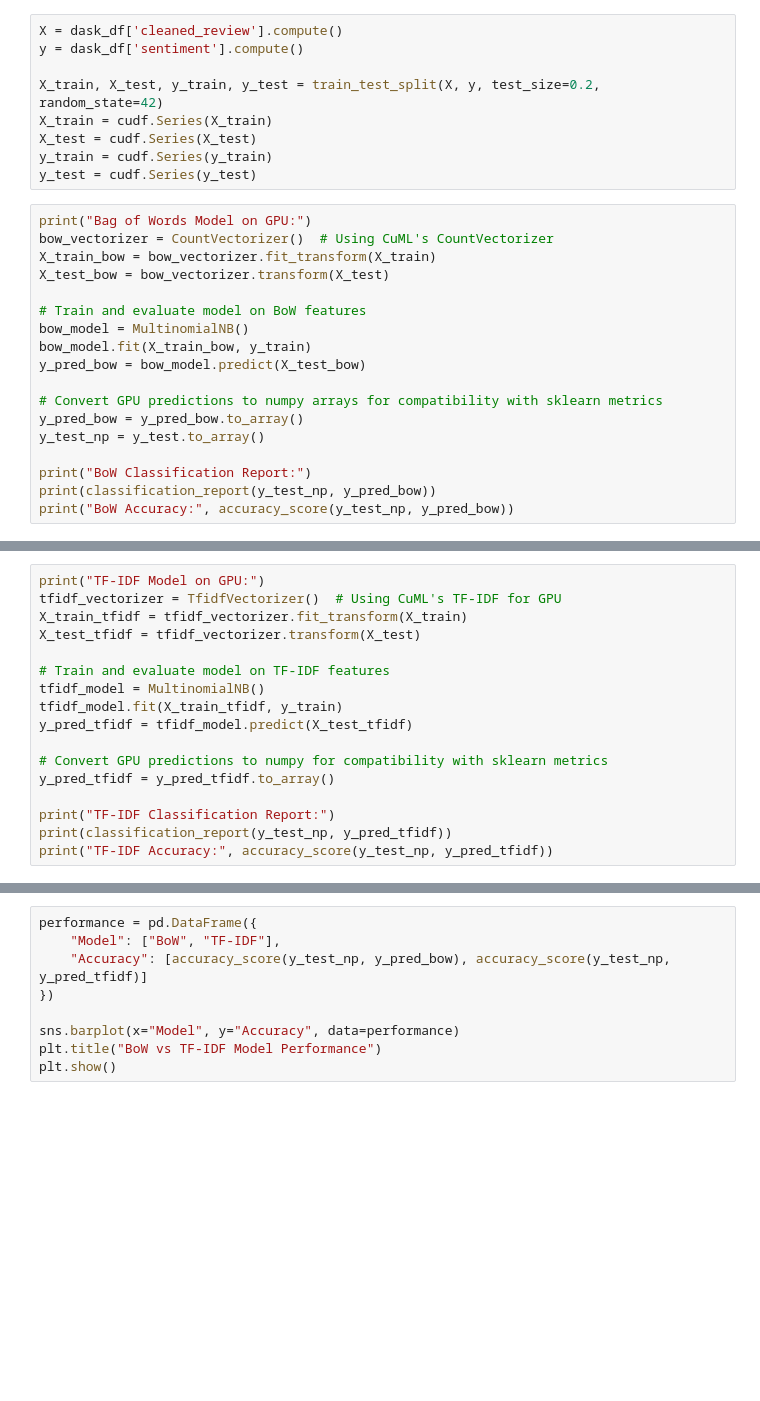
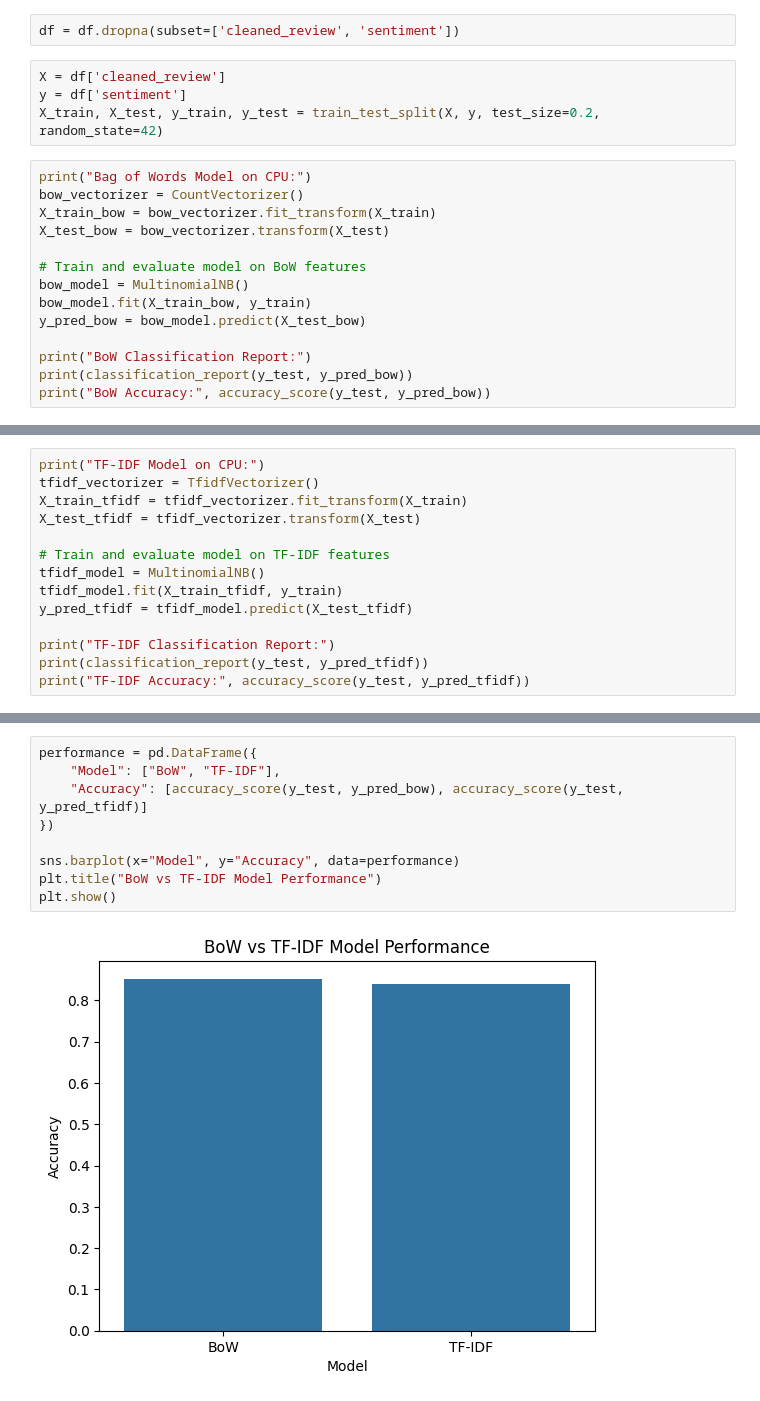
Before and after one commit to krishnasharma4415/Brand_Reputation_Management_System, a Jupyter notebook: sentiment_analysis/feature_extraction/BoW&TFIDF.ipynb, the cells around one changed output, grey strips where cells are left out. Saved outputs shown, nothing was run; the diff lists cells and outputs as text; blank space fills up the shorter version.

```diff
--- a/sentiment_analysis/feature_extraction/BoW&TFIDF.ipynb
+++ b/sentiment_analysis/feature_extraction/BoW&TFIDF.ipynb
@@ -20,15 +33,12 @@ dask_df = dd.from_pandas(df, npartitions=4)
+# %%
+df = df.dropna(subset=['cleaned_review', 'sentiment'])
 # %%
-X = dask_df['cleaned_review'].compute()
-y = dask_df['sentiment'].compute()
-
+X = df['cleaned_review']
+y = df['sentiment']
 X_train, X_test, y_train, y_test = train_test_split(X, y, test_size=0.2, random_state=42)
-X_train = cudf.Series(X_train)
-X_test = cudf.Series(X_test)
-y_train = cudf.Series(y_train)
-y_test = cudf.Series(y_test)
 # %%
-print("Bag of Words Model on GPU:")
-bow_vectorizer = CountVectorizer()  # Using CuML's CountVectorizer
+print("Bag of Words Model on CPU:")
+bow_vectorizer = CountVectorizer()
 X_train_bow = bow_vectorizer.fit_transform(X_train)
 X_test_bow = bow_vectorizer.transform(X_test)
 
@@ -37,10 +47,6 @@ bow_model = MultinomialNB()
 bow_model.fit(X_train_bow, y_train)
 y_pred_bow = bow_model.predict(X_test_bow)
 
-# Convert GPU predictions to numpy arrays for compatibility with sklearn metrics
-y_pred_bow = y_pred_bow.to_array()
-y_test_np = y_test.to_array()
-
 print("BoW Classification Report:")
-print(classification_report(y_test_np, y_pred_bow))
-print("BoW Accuracy:", accuracy_score(y_test_np, y_pred_bow))
+print(classification_report(y_test, y_pred_bow))
+print("BoW Accuracy:", accuracy_score(y_test, y_pred_bow))
@@ -47,6 +67,6 @@ print("BoW Accuracy:", accuracy_score(y_test_np, y_pred_bow))
 # %%
-print("TF-IDF Model on GPU:")
-tfidf_vectorizer = TfidfVectorizer()  # Using CuML's TF-IDF for GPU
+print("TF-IDF Model on CPU:")
+tfidf_vectorizer = TfidfVectorizer()
 X_train_tfidf = tfidf_vectorizer.fit_transform(X_train)
 X_test_tfidf = tfidf_vectorizer.transform(X_test)
 
@@ -55,9 +75,6 @@ tfidf_model = MultinomialNB()
 tfidf_model.fit(X_train_tfidf, y_train)
 y_pred_tfidf = tfidf_model.predict(X_test_tfidf)
 
-# Convert GPU predictions to numpy for compatibility with sklearn metrics
-y_pred_tfidf = y_pred_tfidf.to_array()
-
 print("TF-IDF Classification Report:")
-print(classification_report(y_test_np, y_pred_tfidf))
-print("TF-IDF Accuracy:", accuracy_score(y_test_np, y_pred_tfidf))
+print(classification_report(y_test, y_pred_tfidf))
+print("TF-IDF Accuracy:", accuracy_score(y_test, y_pred_tfidf))
@@ -64,9 +95,11 @@ print("TF-IDF Accuracy:", accuracy_score(y_test_np, y_pred_tfidf))
 # %%
 performance = pd.DataFrame({
     "Model": ["BoW", "TF-IDF"],
-    "Accuracy": [accuracy_score(y_test_np, y_pred_bow), accuracy_score(y_test_np, y_pred_tfidf)]
+    "Accuracy": [accuracy_score(y_test, y_pred_bow), accuracy_score(y_test, y_pred_tfidf)]
 })
 
 sns.barplot(x="Model", y="Accuracy", data=performance)
 plt.title("BoW vs TF-IDF Model Performance")
 plt.show()
+# %% [output]
+[figure, added]
```
Also changed, not shown: parts of 7 cells of this notebook, 2 other files.
